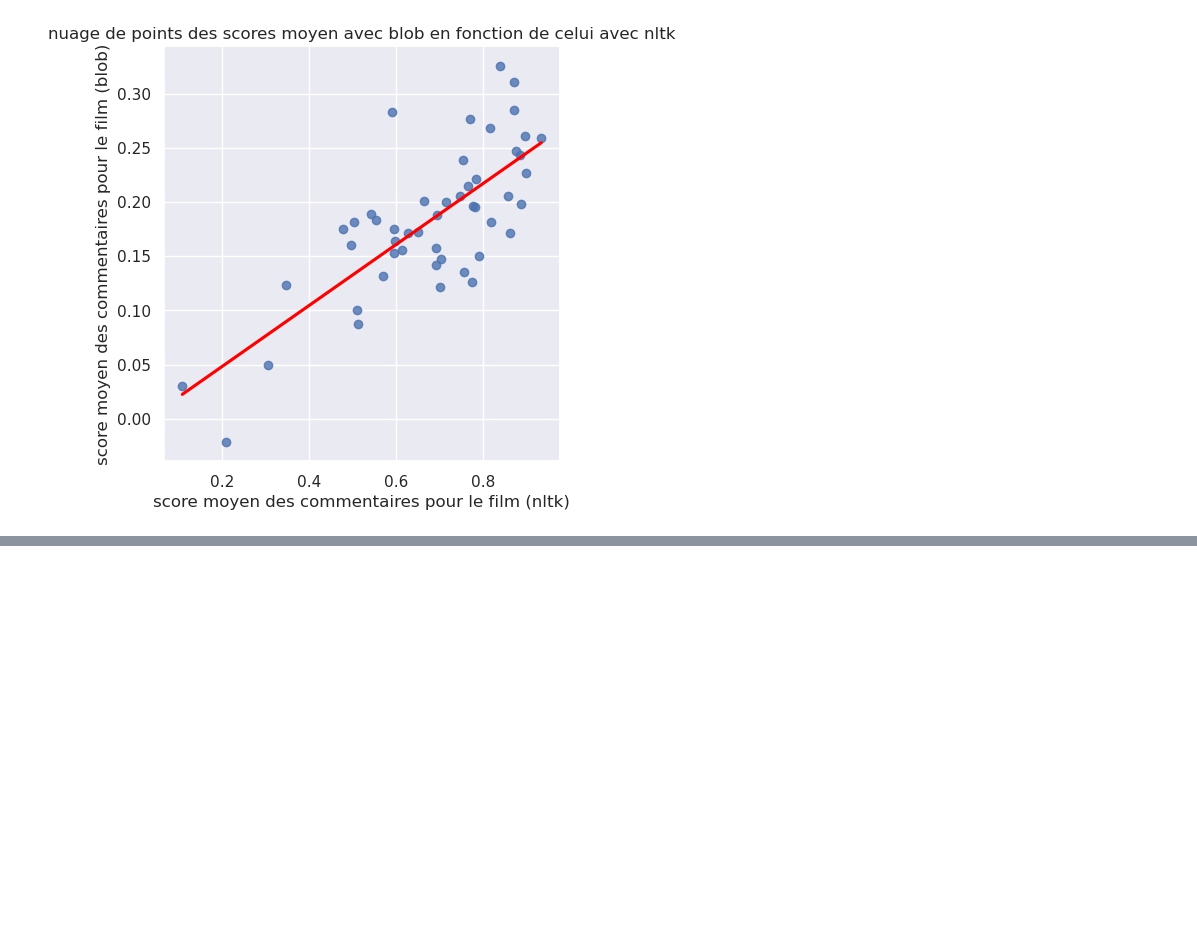
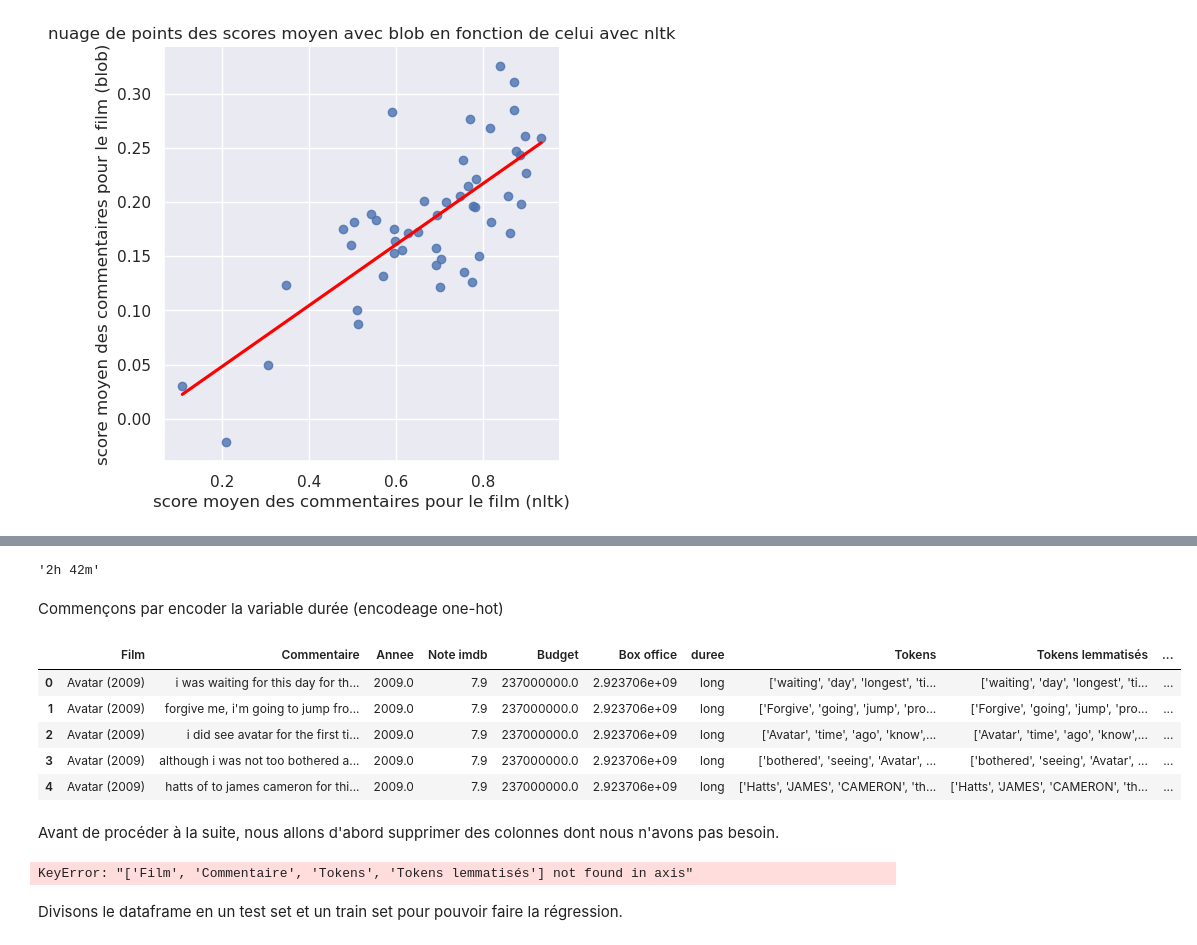
Before and after one commit to LouisArmand0/Projet_Python, a Jupyter notebook: NLP.ipynb, the cells around one changed output, grey strips where cells are left out. Drawn from its saved outputs; the diff is of its cells as text; code cells hidden in the pictures; blank space fills up the shorter version.

```diff
--- a/NLP.ipynb
+++ b/NLP.ipynb
@@ -333,0 +395,58 @@ plt.show()
+# %%
+df2['duree'][0]
+# %% [output]
+'2h 42m'
+# %%
+def convert_min(duree):
+    if 'h' in duree and 'm' in duree:
+        # Séparation de la durée en heures et minutes
+        hours, minutes = map(int, duree.replace('h', '').replace('m', '').split())
+    elif 'h' in duree:
+        # Si la chaîne contient "h" mais pas "m"
+        hours = int(duree.split('h')[0])
+        minutes = 0
+    elif 'm' in duree:
+        # Si la chaîne contient "m" mais pas "h"
+        hours = 0
+        minutes = int(duree.split('m')[0])
+    else:
+        # Si la chaîne ne contient ni "h" ni "m"
+        hours = int(duree)
+        minutes = 0
+    return hours*60 + minutes
+# %%
+# Dans le cas où o considère la durée comme une variable quantitative
+df2['duree'] = df2['duree'].apply(convert_min)
+# %%
+def longueur(duree):
+    if duree < '1h 45m':
+        return 'court'
+    elif '1h 45m' <= duree <= '2h 20m':
+        return 'moyen'
+    else:
+        return 'long'
+# %%
+# Dans le cas où on veuille considére la durée comme une variable catégorielle
+df2['duree'] = df2['duree'].apply(longueur)
+# %% [markdown]
+Commençons par encoder la variable durée (encodeage one-hot)
+# %%
+encoded_col = pd.get_dummies(df2['duree'], prefix = 'duree')
+df2 = pd.concat([df2,encoded_col], axis=1)
+df2.head()
+# %% [output]
+|  | Film | Commentaire | Annee | Note imdb | Budget | Box office | duree | Tokens | Tokens lemmatisés | ... |
+| 0 | Avatar (2009) | i was waiting for this day for th... | 2009.0 | 7.9 | 237000000.0 | 2.923706e+09 | long | ['waiting', 'day', 'longest', 'ti... | ['waiting', 'day', 'longest', 'ti... | ... |
+| 1 | Avatar (2009) | forgive me, i'm going to jump fro... | 2009.0 | 7.9 | 237000000.0 | 2.923706e+09 | long | ['Forgive', 'going', 'jump', 'pro... | ['Forgive', 'going', 'jump', 'pro... | ... |
+| 2 | Avatar (2009) | i did see avatar for the first ti... | 2009.0 | 7.9 | 237000000.0 | 2.923706e+09 | long | ['Avatar', 'time', 'ago', 'know',... | ['Avatar', 'time', 'ago', 'know',... | ... |
+| 3 | Avatar (2009) | although i was not too bothered a... | 2009.0 | 7.9 | 237000000.0 | 2.923706e+09 | long | ['bothered', 'seeing', 'Avatar', ... | ['bothered', 'seeing', 'Avatar', ... | ... |
+| 4 | Avatar (2009) | hatts of to james cameron for thi... | 2009.0 | 7.9 | 237000000.0 | 2.923706e+09 | long | ['Hatts', 'JAMES', 'CAMERON', 'th... | ['Hatts', 'JAMES', 'CAMERON', 'th... | ... |
+# %% [markdown]
+Avant de procéder à la suite, nous allons d'abord supprimer des colonnes dont nous n'avons pas besoin.
+# %%
+df2.drop(['Film', 'Commentaire', 'Tokens', 'Tokens lemmatisés', 'duree'], axis=1, inplace=True)
+df2.head()
+# %% [output]
+KeyError: "['Film', 'Commentaire', 'Tokens', 'Tokens lemmatisés'] not found in axis"
+# %% [markdown]
+Divisons le dataframe en un test set et un train set pour pouvoir faire la régression.
```
Also changed, not shown: parts of 22 cells of this notebook, 1 other file.
